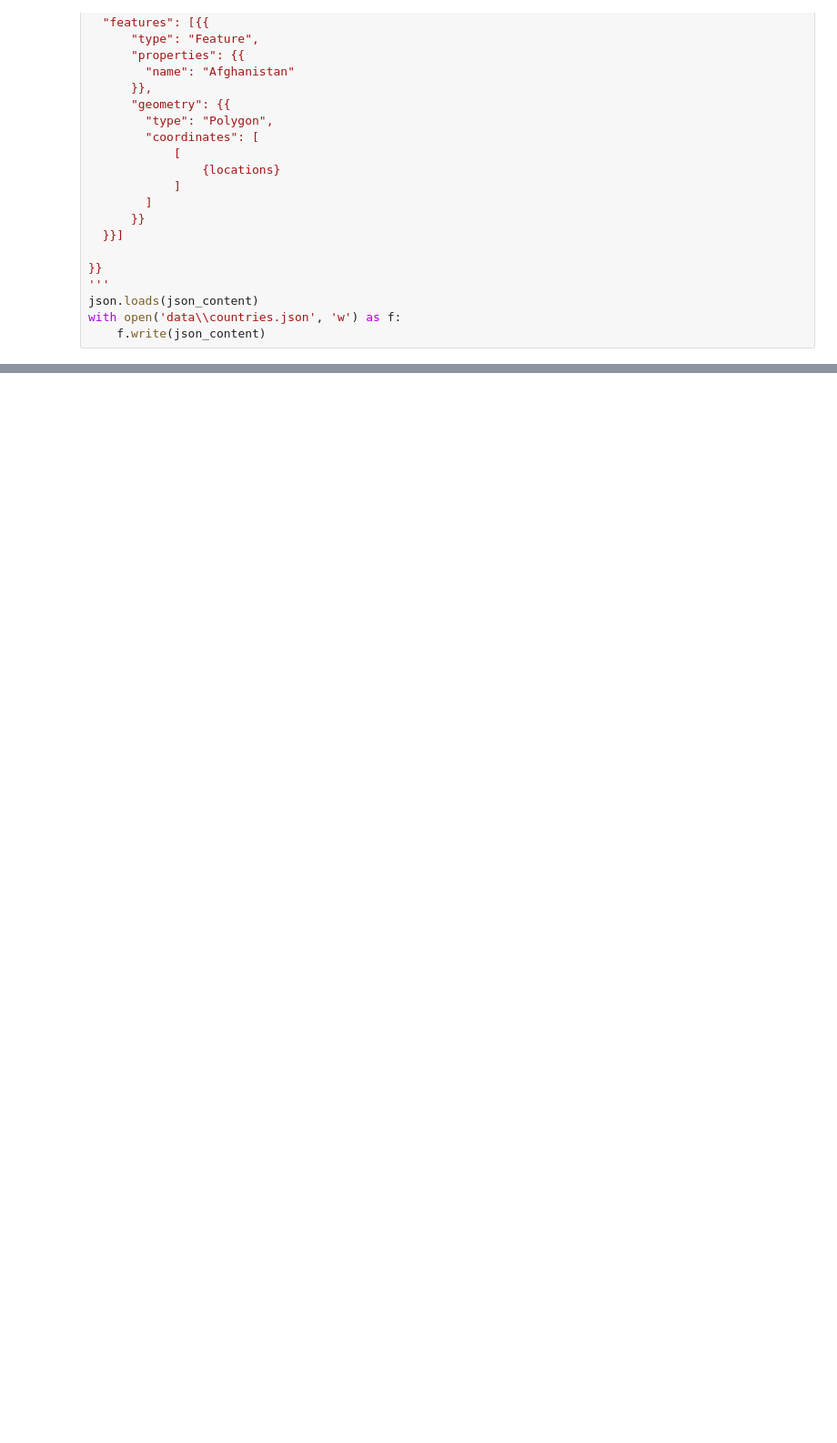
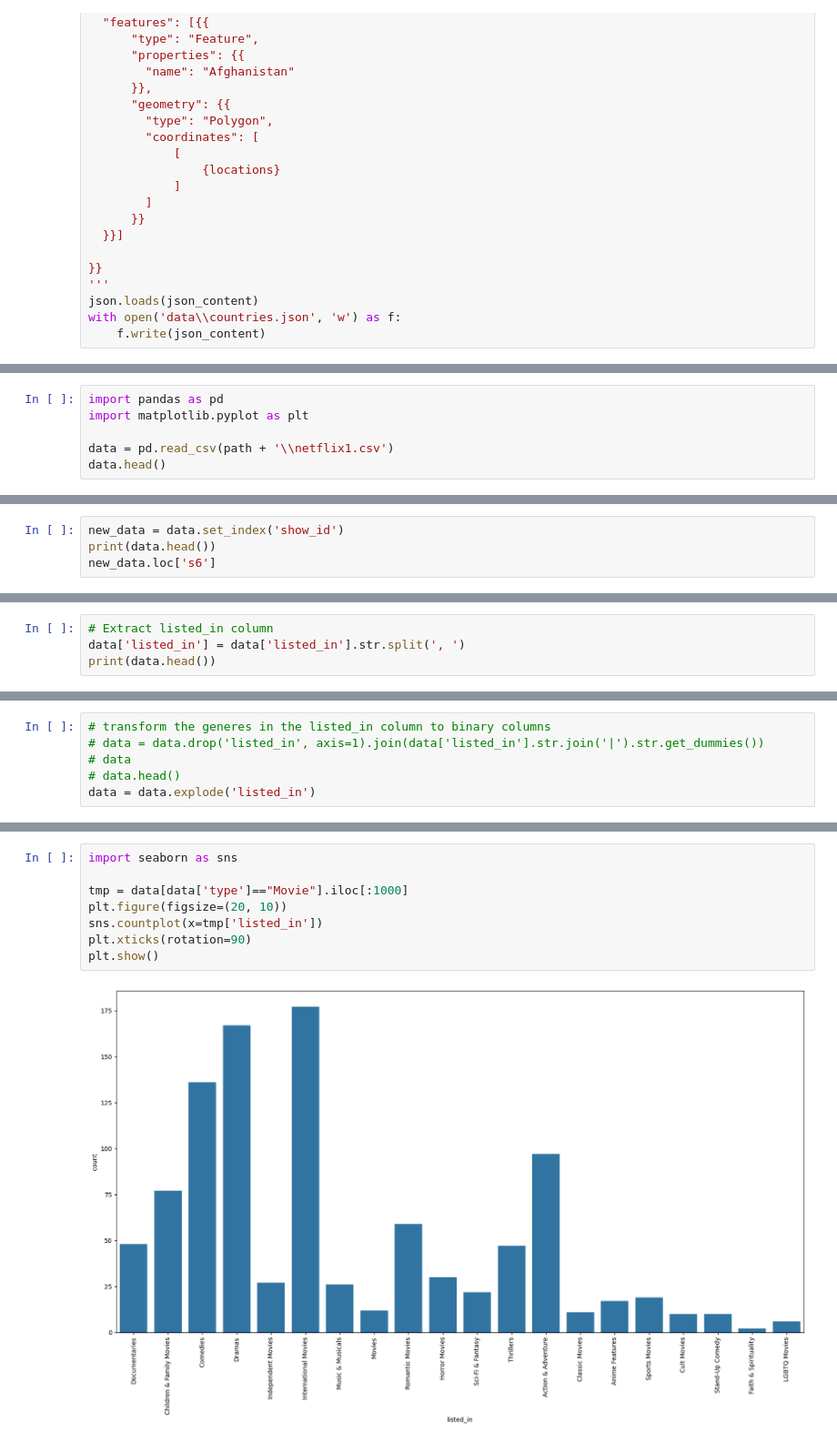
Before and after one commit to iadel93/DEBI_Python, a Jupyter notebook: DataVisualization/AdvancedVisualization.ipynb, the cells around one changed output, grey strips where cells are left out. Shown at 91% size. Cells and saved outputs as stored; diff of their text form; blank space fills up the shorter version.

```diff
--- a/DataVisualization/AdvancedVisualization.ipynb
+++ b/DataVisualization/AdvancedVisualization.ipynb
@@ -344,0 +305,6 @@ map
+# %%
+import pandas as pd
+import matplotlib.pyplot as plt
+
+data = pd.read_csv(path + '\\netflix1.csv')
+data.head()
@@ -344,0 +318,4 @@ map
+# %%
+new_data = data.set_index('show_id')
+print(data.head())
+new_data.loc['s6']
@@ -344,0 +374,4 @@ map
+# %%
+# Extract listed_in column
+data['listed_in'] = data['listed_in'].str.split(', ')
+print(data.head())
@@ -344,0 +399,6 @@ map
+# %%
+# transform the generes in the listed_in column to binary columns
+# data = data.drop('listed_in', axis=1).join(data['listed_in'].str.join('|').str.get_dummies())
+# data
+# data.head()
+data = data.explode('listed_in')
@@ -344,0 +425,10 @@ map
+# %%
+import seaborn as sns
+
+tmp = data[data['type']=="Movie"].iloc[:1000]
+plt.figure(figsize=(20, 10))
+sns.countplot(x=tmp['listed_in'])
+plt.xticks(rotation=90)
+plt.show()
+# %% [output]
+[figure, added]
```
Also changed, not shown: parts of 26 cells of this notebook.
